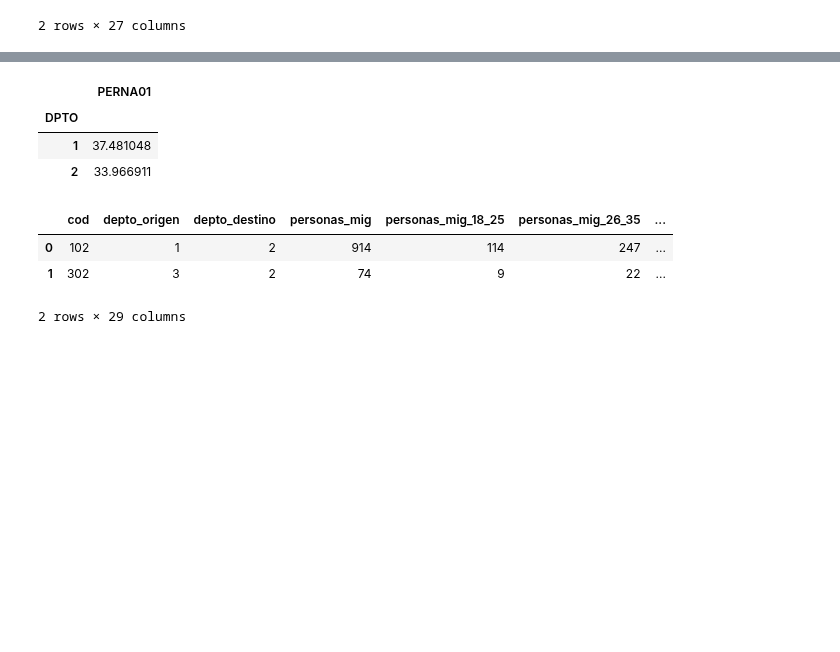
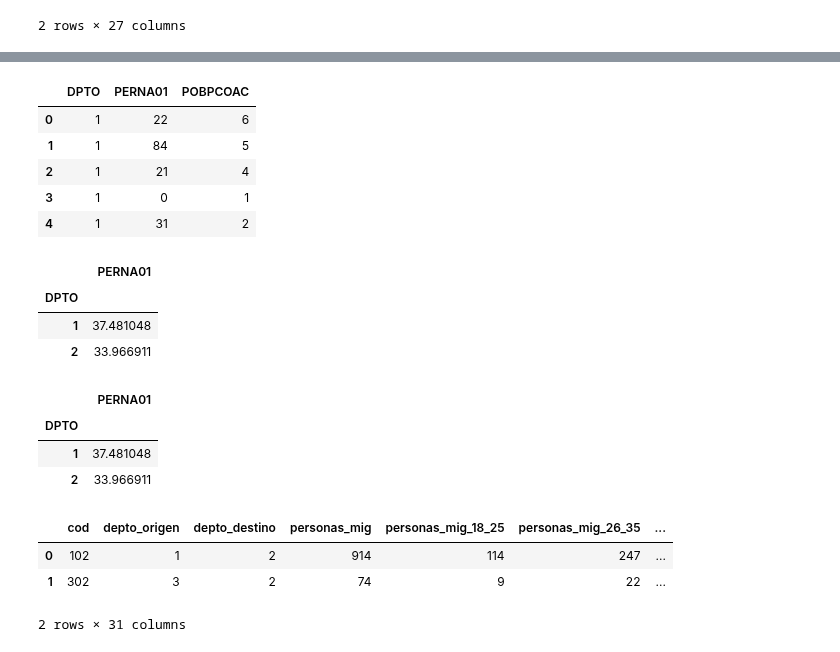
Before and after one commit to guillermodangelo/tesis, a Jupyter notebook: 04-dd_procesamiento.ipynb, the cells around one changed output, grey strips where cells are left out. Drawn from its saved outputs; the diff is of its cells as text; code cells hidden in the pictures; blank space fills up the shorter version.

```diff
--- a/04-dd_procesamiento.ipynb
+++ b/04-dd_procesamiento.ipynb
@@ -361,11 +375,28 @@ dd_deptos.head(2)
 # %%
 # agrega edad promedio por departamento
-cols = ['DPTO', 'PERNA01']
+cols = ['DPTO', 'PERNA01', 'POBPCOAC']
 censo =  cargar_censo_vars(cols)
-emedia = censo.groupby('DPTO').mean('PERNA01')
-emedia.head(2)
+censo.head()
 # %% [output]
-|  | PERNA01 |
-| DPTO |  |
-| 1 | 37.481048 |
-| 2 | 33.966911 |
+|  | DPTO | PERNA01 | POBPCOAC |
+| 0 | 1 | 22 | 6 |
+| 1 | 1 | 84 | 5 |
+| 2 | 1 | 21 | 4 |
+| 3 | 1 | 0 | 1 |
+| 4 | 1 | 31 | 2 |
+# %%
+emedia = censo.groupby('DPTO').mean()['PERNA01'].to_frame()
+emedia.head(2)
+# %% [output]
+|  | PERNA01 |
+| DPTO |  |
+| 1 | 37.481048 |
+| 2 | 33.966911 |
+# %%
+emedia = censo.groupby('DPTO').mean()['PERNA01'].to_frame()
+emedia.head(2)
+# %% [output]
+|  | PERNA01 |
+| DPTO |  |
+| 1 | 37.481048 |
+| 2 | 33.966911 |
@@ -372,14 +413,19 @@ emedia.head(2)
 # %%
-dd_deptos = dd_deptos.merge(emedia, left_on='depto_origen', right_on='DPTO')
-dd_deptos = dd_deptos.merge(emedia, left_on='depto_destino', right_on='DPTO')
-dict_rename = {'PERNA01_x': 'edad_prom_ori', 'PERNA01_y': 'edad_prom_des'}
-dd_deptos.rename(dict_rename, inplace=True, axis=1)
+dd_deptos_new = dd_deptos.merge(emedia, left_on='depto_origen', right_on='DPTO')
+dd_deptos_new = dd_deptos_new.merge(emedia, left_on='depto_destino', right_on='DPTO')
 
-dd_deptos.head(2)
+dict_rename = {'PERNA01_x': 'edad_prom_ori',
+               'porc_ocupados_x': 'porc_ocupados_ori',
+               'PERNA01_y': 'edad_prom_des',
+               'porc_ocupados_y': 'porc_ocupados_des'}
+
+dd_deptos_new.rename(dict_rename, inplace=True, axis=1)
+
+dd_deptos_new.head(2)
 # %% [output]
 |  | cod | depto_origen | depto_destino | personas_mig | personas_mig_18_25 | personas_mig_26_35 | ... |
 | 0 | 102 | 1 | 2 | 914 | 114 | 247 | ... |
 | 1 | 302 | 3 | 2 | 74 | 9 | 22 | ... |
-2 rows × 29 columns
+2 rows × 31 columns
 # %%
 # guarda
```
Also changed, not shown: parts of 4 cells of this notebook, 5 other files.
